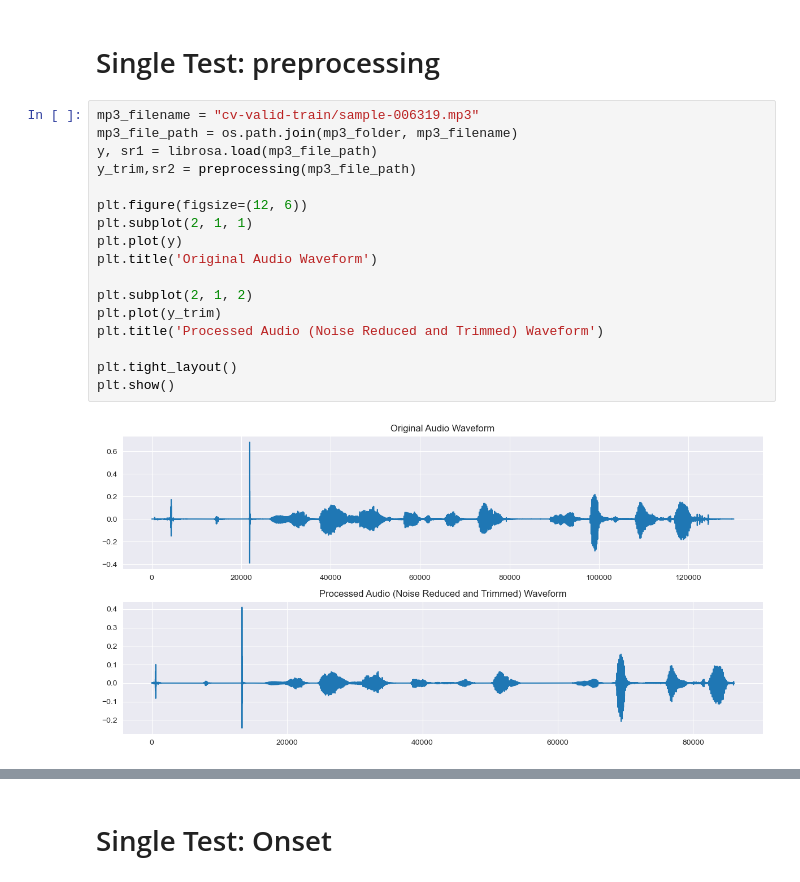
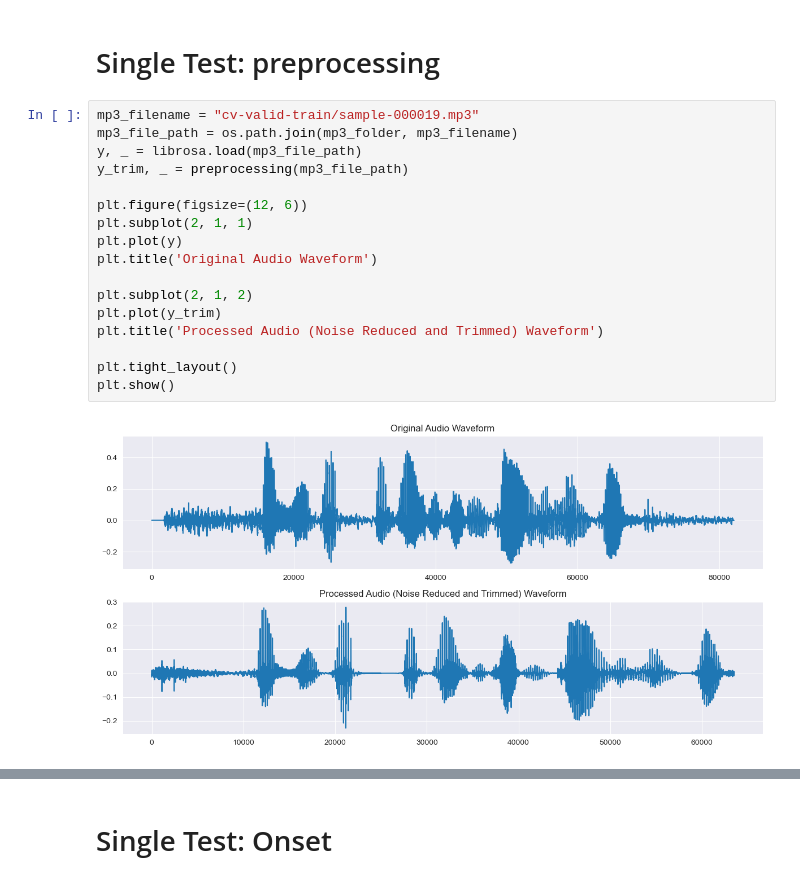
Before and after one commit to shenchris/un2015, a Jupyter notebook: un2015.ipynb, the cells around one changed output, grey strips where cells are left out. Cells and saved outputs as stored; diff of their text form.

```diff
--- a/un2015.ipynb
+++ b/un2015.ipynb
@@ -745,21 +771,21 @@ best_clf.score(X_test, y_test)
 # %% [markdown]
 # Single Test: preprocessing
 # %%
-mp3_filename = "cv-valid-train/sample-006319.mp3"
+mp3_filename = "cv-valid-train/sample-000019.mp3"
 mp3_file_path = os.path.join(mp3_folder, mp3_filename)
-y, sr1 = librosa.load(mp3_file_path)
-y_trim,sr2 = preprocessing(mp3_file_path)
+y, _ = librosa.load(mp3_file_path)
+y_trim, _ = preprocessing(mp3_file_path)
 
 plt.figure(figsize=(12, 6))
 plt.subplot(2, 1, 1)
 plt.plot(y)
 plt.title('Original Audio Waveform')
 
 plt.subplot(2, 1, 2)
 plt.plot(y_trim)
 plt.title('Processed Audio (Noise Reduced and Trimmed) Waveform')
 
 plt.tight_layout()
 plt.show()
 # %% [output]
-[figure, old version]
+[figure, new version]
```
Also changed, not shown: parts of 11 cells of this notebook.
